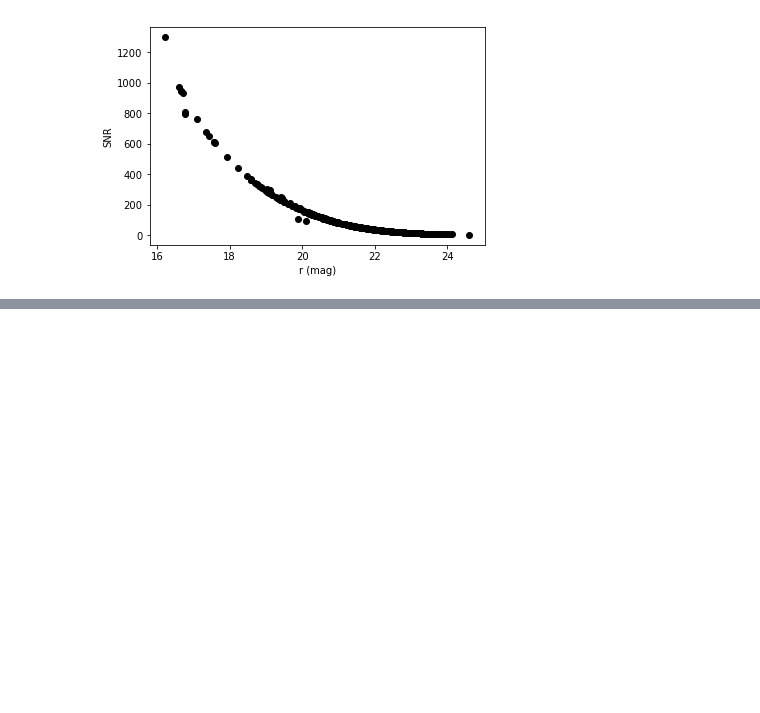
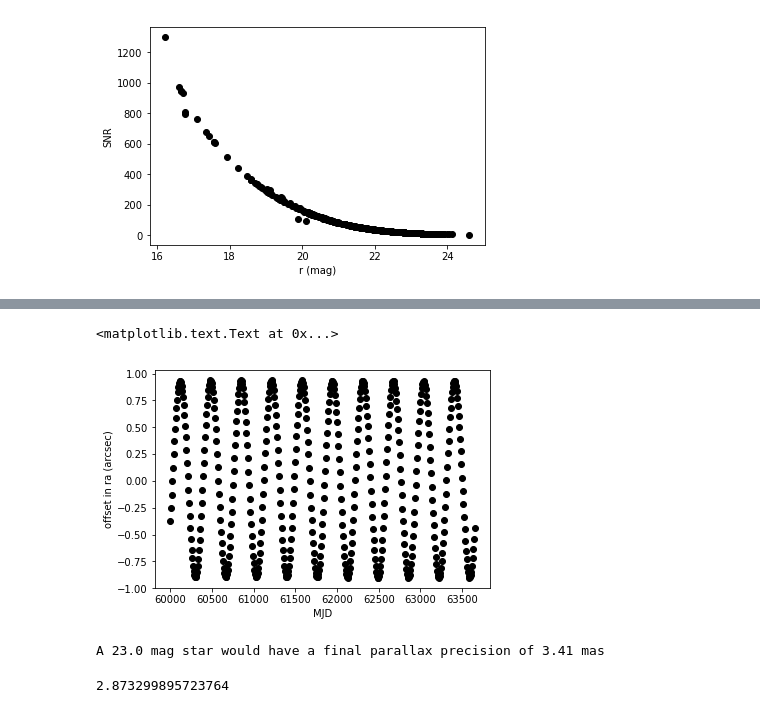
Before and after one commit to lsst-sitcom/notebooks, a Jupyter notebook: astrometry_precision.ipynb, the cells around one changed output, grey strips where cells are left out. Drawn from its saved outputs; the diff is of its cells as text; code cells hidden in the pictures; blank space fills up the shorter version.

```diff
--- a/astrometry_precision.ipynb
+++ b/astrometry_precision.ipynb
@@ -204,0 +263,7 @@ Proper motion uncertainty in 20.0 mag star, observed 457 times over 10.0 years =
+# %%
+plt.plot(mjds, np.degrees(delta_ra)*3600, 'ko')
+plt.xlabel('MJD')
+plt.ylabel('offset in ra (arcsec)')
+# %% [output]
+<matplotlib.text.Text at 0x...>
+[figure, added]
@@ -204,0 +279,10 @@ Proper motion uncertainty in 20.0 mag star, observed 457 times over 10.0 years =
+# %%
+print('A %.1f mag star would have a final parallax precision of %.2f mas' % (mag_check, sigma_final*1e3))
+# %% [output]
+A 23.0 mag star would have a final parallax precision of 3.41 mas
+# %%
+# sanity check, should be a little bit smaller than the above value because not all observations
+# actually contribute much to the parallax determination (unless you are at ecliptic poles)
+print(position_err/np.sqrt(mjds.size)*1e3)
+# %% [output]
+2.873299895723764
```
Also changed, not shown: parts of 14 cells of this notebook.
